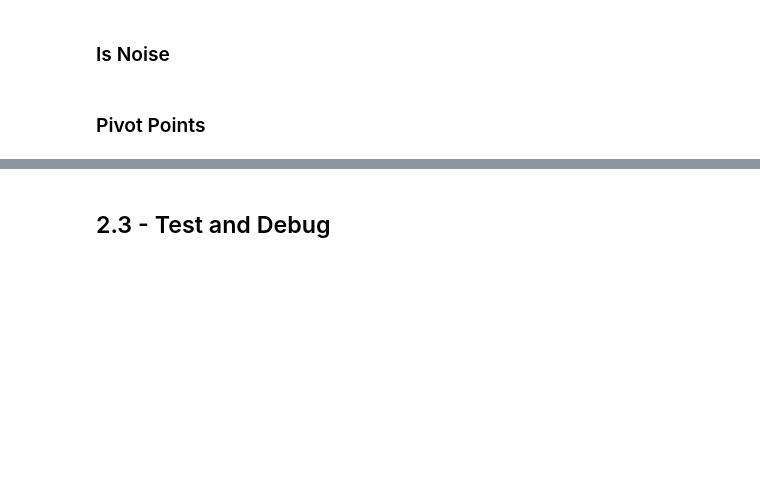
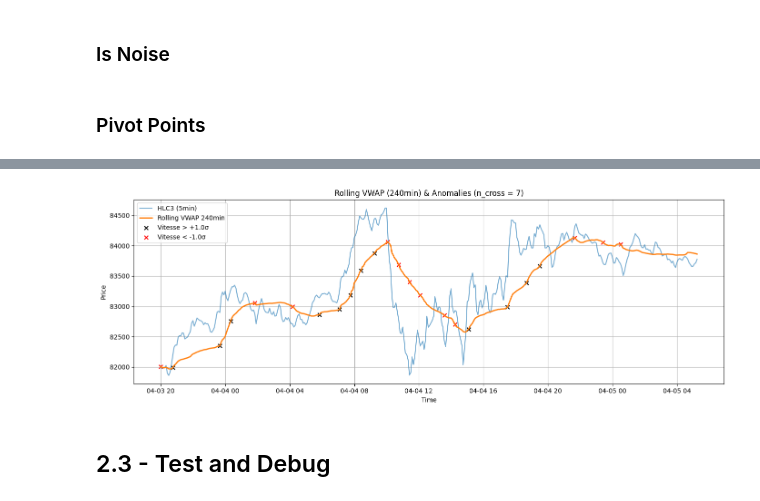
Before and after one commit to valerian-drmt/Trading_Projects, a Jupyter notebook: LSTM_Strategy.ipynb, the cells around one changed output, grey strips where cells are left out. Saved outputs shown, nothing was run; the diff lists cells and outputs as text; code cells hidden in the pictures; blank space fills up the shorter version.

```diff
--- a/LSTM_Strategy.ipynb
+++ b/LSTM_Strategy.ipynb
@@ -148,7 +129,7 @@ class LSTM_Features:
     def __init__(self, data):
         self.data = data
 
-        methods = [resample_with_vwap, market_sessions, is_noise]
+        methods = [resample_with_vwap, market_sessions, is_noise, add_rolling_vwap, add_vwap_crosses]
         for method in methods:
           method_name = method.__name__
           setattr(self, method_name, method.__get__(self))
@@ -479,3 +463,94 @@ Open time
+# %%
+def add_rolling_vwap(self, duration_min: int):
+    df = self.data.copy()
+    num_bars = duration_min // 5  # 5-minute candles
+
+    typical_price = (df['High'] + df['Low'] + df['Close']) / 3
+    rolling_num = (typical_price * df['Volume']).rolling(window=num_bars, min_periods=1).sum()
+    rolling_den = df['Volume'].rolling(window=num_bars, min_periods=1).sum()
+
+    vwap_col = f'Rolling_VWAP_{duration_min}min'
+    df[vwap_col] = rolling_num / rolling_den
+    df[f'vitesse_{duration_min}min'] = df[vwap_col].diff()
+
+    self.data = df
+    return self
+
+def add_vwap_crosses(self, duration_min: int, n_cross: int = 7, std_factor: float = 1.0):
+    df = self.data.copy()
+    vitesse_col = f'vitesse_{duration_min}min'
+    vwap_col = f'Rolling_VWAP_{duration_min}min'
+
+    std = df[vitesse_col].std()
+    mean = df[vitesse_col].mean()
+
+    # UP crosses
+    condition_up = df[vitesse_col] > mean + std_factor * std
+    candidate_up = df.index[condition_up.shift(-1).fillna(False)]
+
+    filtered_up = []
+    for idx in candidate_up:
+        if filtered_up and (df.index.get_loc(idx) - df.index.get_loc(filtered_up[-1]) <= n_cross):
+            continue
+        filtered_up.append(idx)
+
+    df['vwap_cross_up'] = False
+    df.loc[filtered_up, 'vwap_cross_up'] = True
+
+    # DOWN crosses
+    condition_down = df[vitesse_col] < mean - std_factor * std
+    candidate_down = df.index[condition_down.shift(-1).fillna(False)]
+
+    filtered_down = []
+    for idx in candidate_down:
+        if filtered_down and (df.index.get_loc(idx) - df.index.get_loc(filtered_down[-1]) <= n_cross):
+            continue
+        filtered_down.append(idx)
+
+    df['vwap_cross_down'] = False
+    df.loc[filtered_down, 'vwap_cross_down'] = True
+
+    # ----------------------
+    # Rolling VWAP High/Low Columns
+    df['Rolling_Vwap_High'] = df[vwap_col].where(df['vwap_cross_up']).ffill()
+    df['Rolling_Vwap_Low'] = df[vwap_col].where(df['vwap_cross_down']).ffill()
+
+    self.data = df
+    return self
+# -----------------------------------------------
+# Sample usage
+duration_min = 240  # 4 hours
+n_cross = 7
+std_factor = 1.0
+
+Features_Data = LSTM_Features(data_v0[-3000:-1000]).resample_with_vwap('5min').add_rolling_vwap(duration_min).add_vwap_crosses(duration_min, n_cross, std_factor)
+
+# -----------------------------------------------
+# Plot
+df = Features_Data.data
+vwap_col = f'Rolling_VWAP_{duration_min}min'
+typical_price = (df['High'] + df['Low'] + df['Close']) / 3
+
+plt.figure(figsize=(14, 5))
+plt.plot(df.index, typical_price, label='HLC3 (5min)', alpha=0.6)
+plt.plot(df.index, df[vwap_col], label=f'Rolling VWAP {duration_min}min', linewidth=2)
+
+# Plot crosses
+plt.scatter(df[df['vwap_cross_up']].index, df.loc[df['vwap_cross_up'], vwap_col],
+            color='black', marker='x', label=f'Vitesse > +{std_factor}σ')
+
+plt.scatter(df[df['vwap_cross_down']].index, df.loc[df['vwap_cross_down'], vwap_col],
+            color='red', marker='x', label=f'Vitesse < -{std_factor}σ')
+
+plt.title(f'Rolling VWAP ({duration_min}min) & Anomalies (n_cross = {n_cross})')
+plt.xlabel('Time')
+plt.ylabel('Price')
+plt.legend()
+plt.grid(True)
+plt.tight_layout()
+plt.show()
+# %% [output]
+[figure, added]
 # %% [markdown]
 ## 2.3 - Test and Debug
 # %%
```
Also changed, not shown: parts of 11 cells of this notebook, 1 other file.
